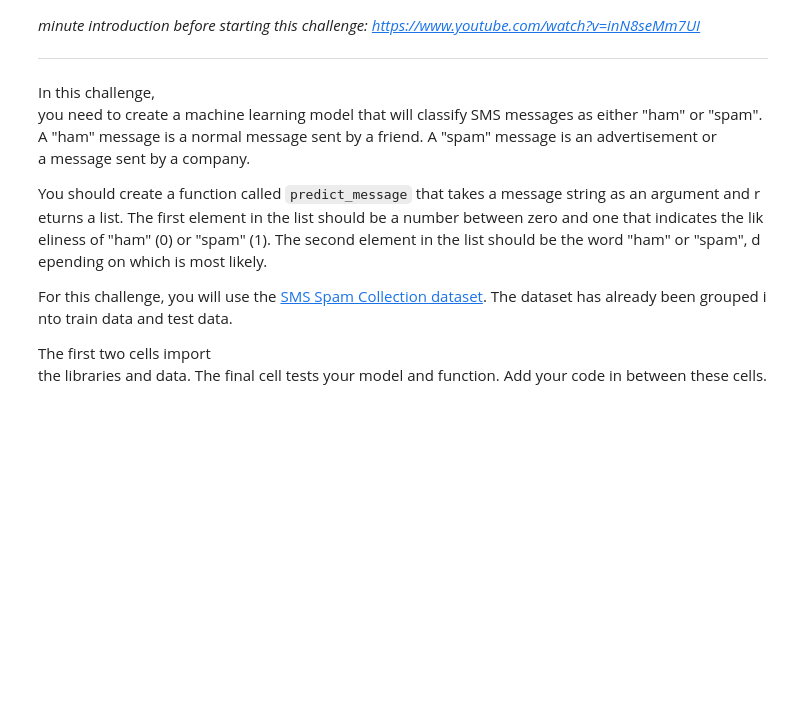
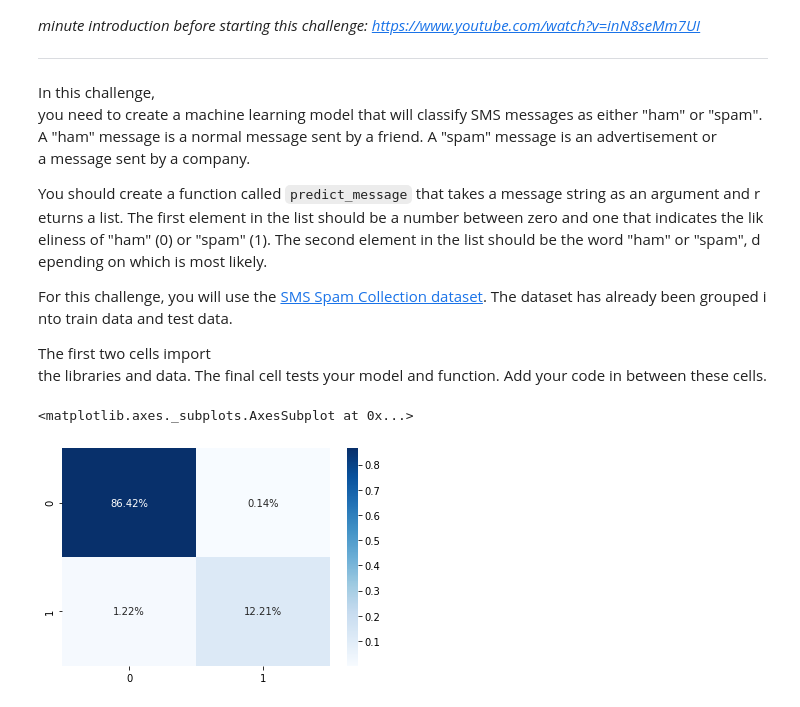
Before and after one commit to brooketalcott/ML-Practice, a Jupyter notebook: fcc_sms_text_classification.ipynb, the cells around one changed output. Cells and saved outputs as stored; diff of their text form; code cells hidden in the pictures; blank space fills up the shorter version.

```diff
--- a/fcc_sms_text_classification.ipynb
+++ b/fcc_sms_text_classification.ipynb
@@ -93,5 +93,11 @@ model.fit(
 predictions = model.predict_classes(x_test)
 from sklearn.metrics import classification_report,confusion_matrix
 
-print(confusion_matrix(y_test,predictions))
-print(classification_report(y_test,predictions))
+cf_matrix = confusion_matrix(y_test,predictions)
+clf_report = classification_report(y_test,predictions,output_dict=True)
+# %%
+sns.heatmap(cf_matrix/np.sum(cf_matrix), annot=True,
+            fmt='.2%', cmap='Blues')
+# %% [output]
+<matplotlib.axes._subplots.AxesSubplot at 0x...>
+[figure, added]
```
Also changed, not shown: parts of 3 cells of this notebook.
